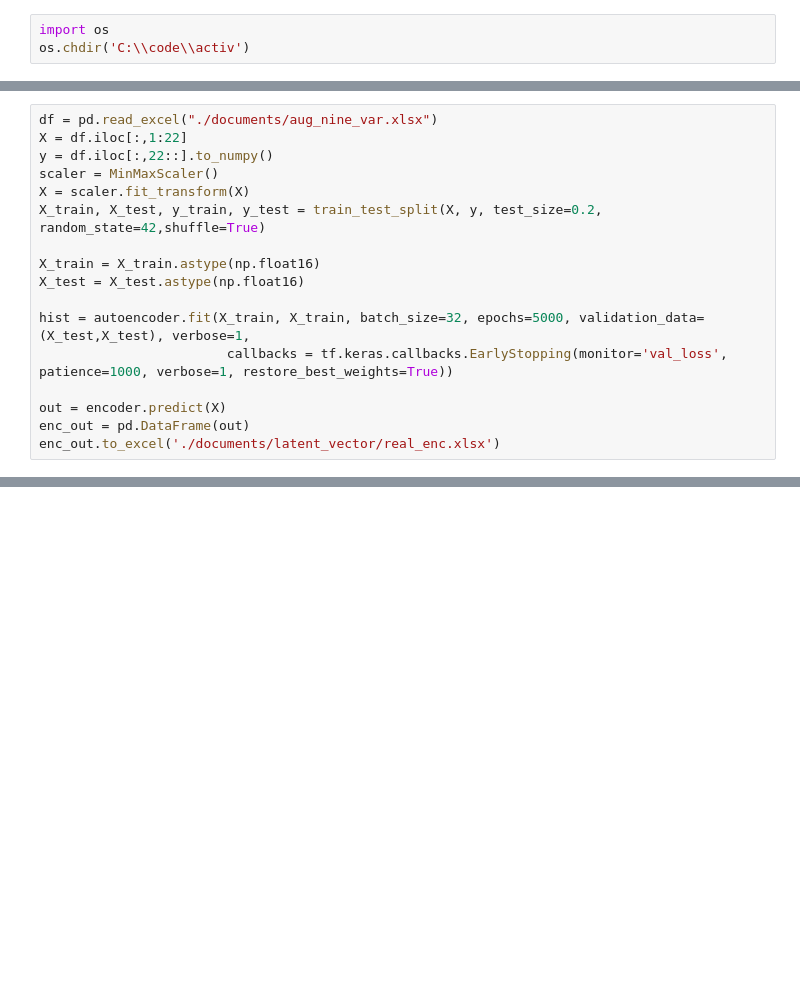
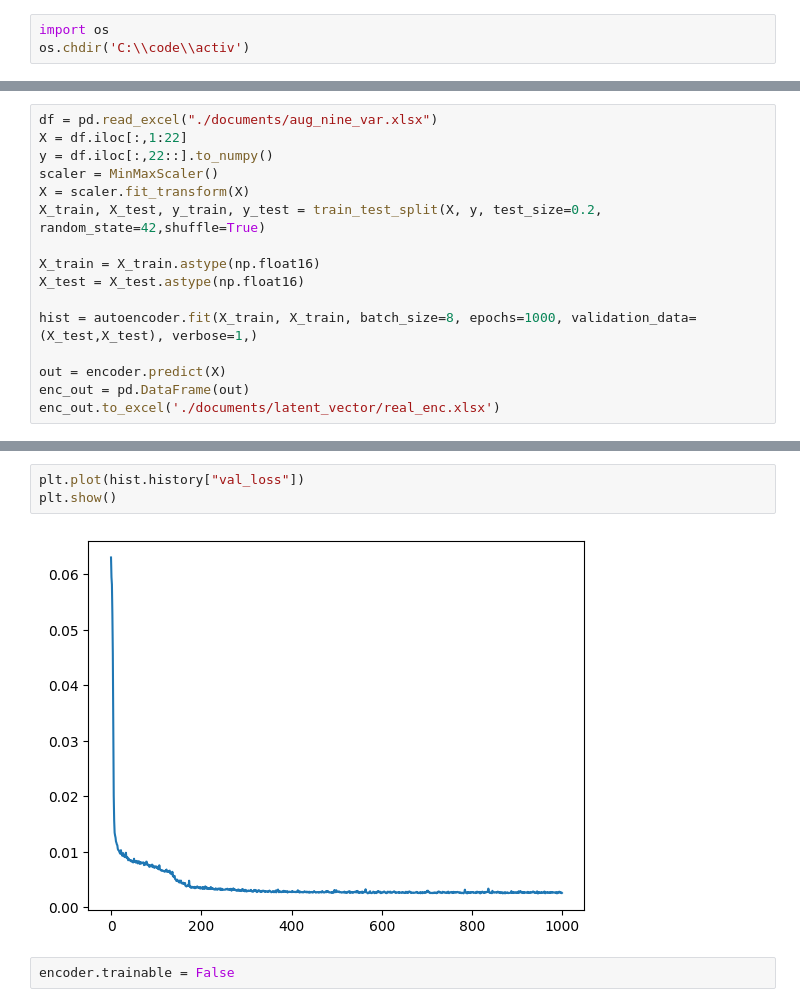
Before and after one commit to PYTHONLL-kang/activ, a Jupyter notebook: programs/autoencoder/many_var_autoencoder.ipynb, the cells around one changed output, grey strips where cells are left out. Drawn from its saved outputs; the diff is of its cells as text; blank space fills up the shorter version.

```diff
--- a/programs/autoencoder/many_var_autoencoder.ipynb
+++ b/programs/autoencoder/many_var_autoencoder.ipynb
@@ -72,8 +44,7 @@ X_train, X_test, y_train, y_test = train_test_split(X, y, test_size=0.2, random_
 X_train = X_train.astype(np.float16)
 X_test = X_test.astype(np.float16)
 
-hist = autoencoder.fit(X_train, X_train, batch_size=32, epochs=5000, validation_data=(X_test,X_test), verbose=1,
-                        callbacks = tf.keras.callbacks.EarlyStopping(monitor='val_loss', patience=1000, verbose=1, restore_best_weights=True))
+hist = autoencoder.fit(X_train, X_train, batch_size=8, epochs=1000, validation_data=(X_test,X_test), verbose=1,)
 
 out = encoder.predict(X)
 enc_out = pd.DataFrame(out)
@@ -104,3 +73,10 @@ WARNING:tensorflow:Compiled the loaded model, but the compiled metrics have yet
+# %%
+plt.plot(hist.history["val_loss"])
+plt.show()
+# %% [output]
+[figure, added]
+# %%
+encoder.trainable = False
 # %%
 df = pd.read_excel('./documents/result/basic.xlsx').iloc[:,1:23]
 X = scaler.fit_transform(df.iloc[:,0:21])
```
Also changed, not shown: parts of 15 cells of this notebook, 17 other files.
